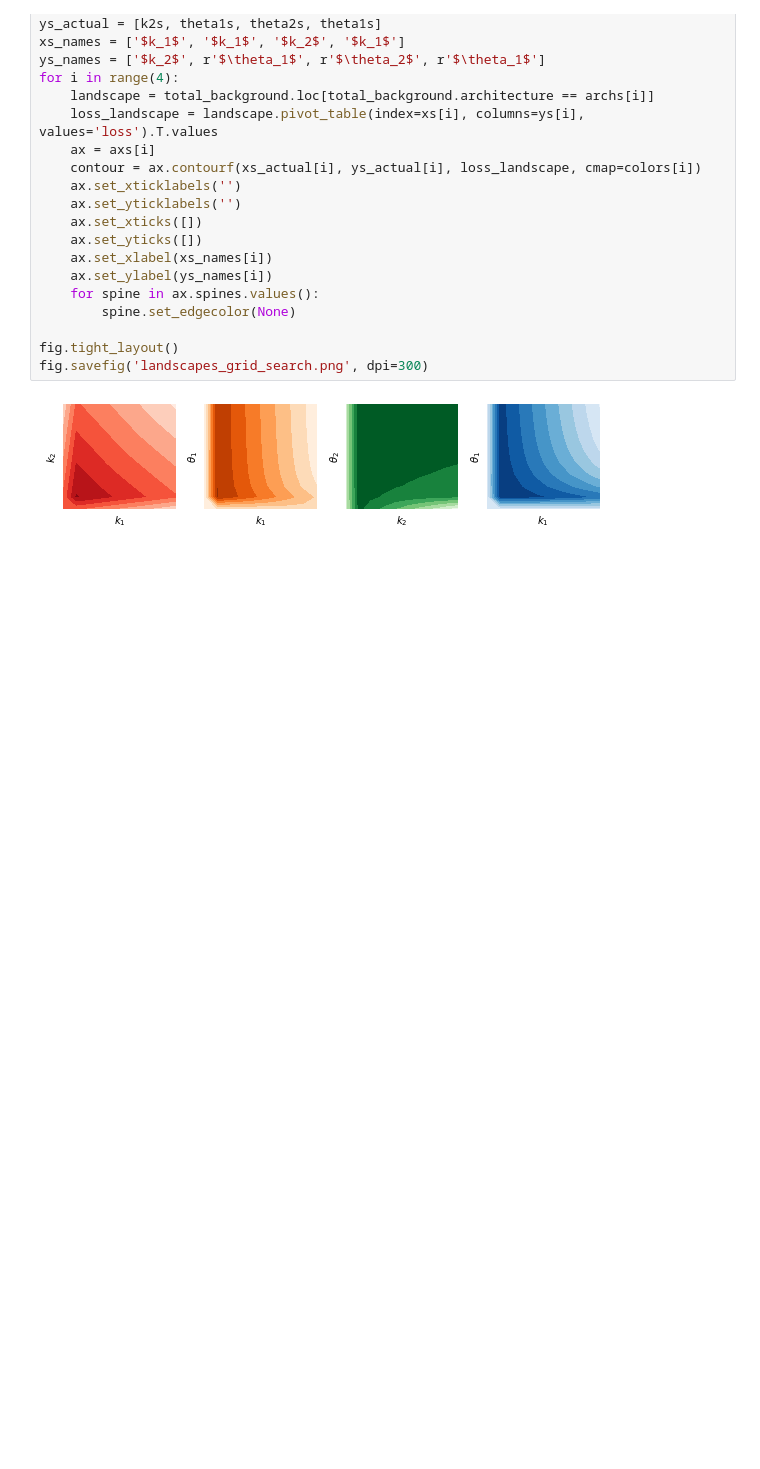
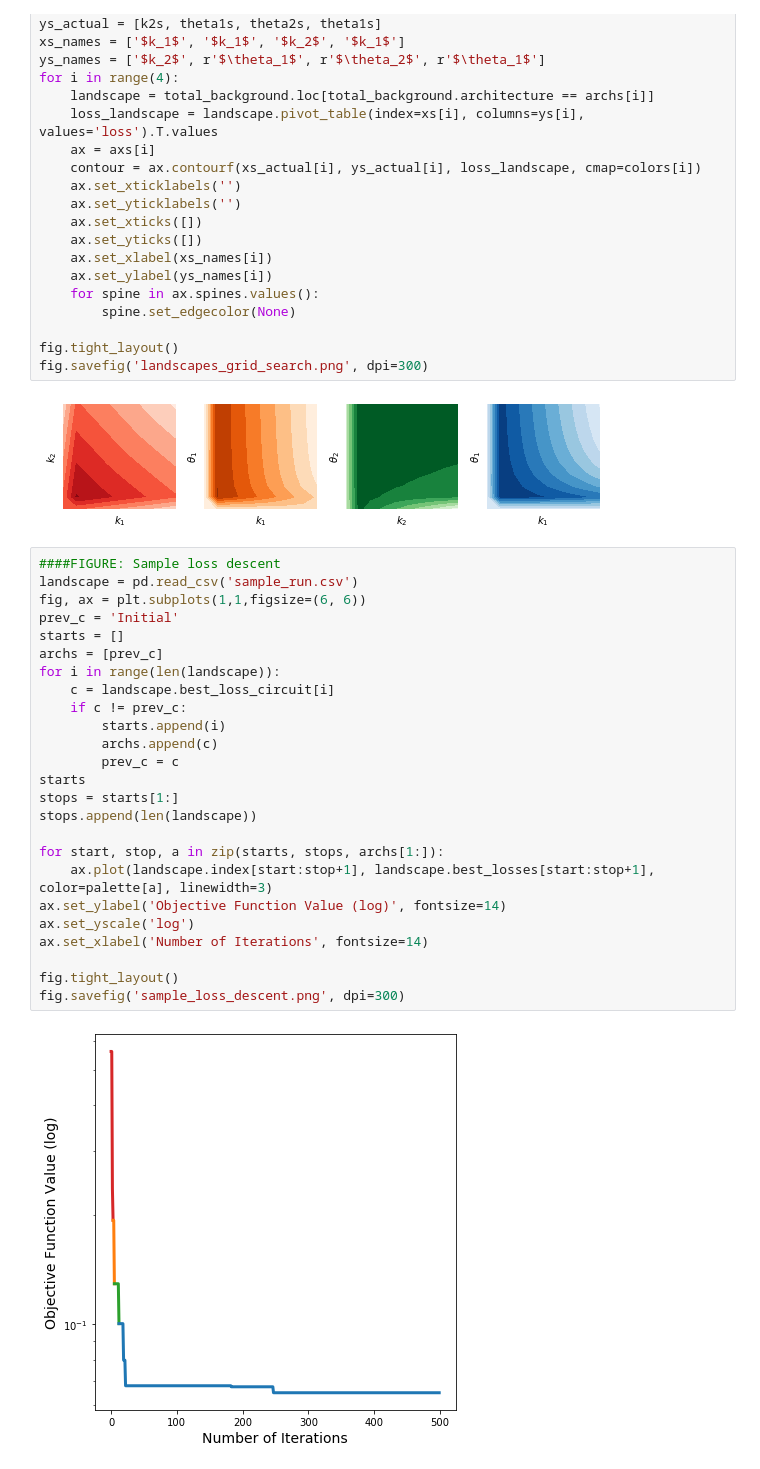
Before and after one commit to cjmerzbacher/bayesopt-dynamic-pathways, a Jupyter notebook: toy_model/toy_model.ipynb, the cells around one changed output. Saved outputs shown, nothing was run; the diff lists cells and outputs as text; blank space fills up the shorter version.

```diff
--- a/toy_model/toy_model.ipynb
+++ b/toy_model/toy_model.ipynb
@@ -291,3 +297,30 @@ fig.tight_layout()
 fig.savefig('landscapes_grid_search.png', dpi=300)
 # %% [output]
 [figure]
+# %%
+####FIGURE: Sample loss descent
+landscape = pd.read_csv('sample_run.csv')
+fig, ax = plt.subplots(1,1,figsize=(6, 6))
+prev_c = 'Initial'
+starts = []
+archs = [prev_c]
+for i in range(len(landscape)):
+    c = landscape.best_loss_circuit[i]
+    if c != prev_c:
+        starts.append(i)
+        archs.append(c)
+        prev_c = c
+starts
+stops = starts[1:]
+stops.append(len(landscape))
+
+for start, stop, a in zip(starts, stops, archs[1:]):
+    ax.plot(landscape.index[start:stop+1], landscape.best_losses[start:stop+1], color=palette[a], linewidth=3)
+ax.set_ylabel('Objective Function Value (log)', fontsize=14)
+ax.set_yscale('log')
+ax.set_xlabel('Number of Iterations', fontsize=14)
+
+fig.tight_layout()
+fig.savefig('sample_loss_descent.png', dpi=300)
+# %% [output]
+[figure, added]
```
Also changed, not shown: parts of 3 cells of this notebook, 11 other files.
